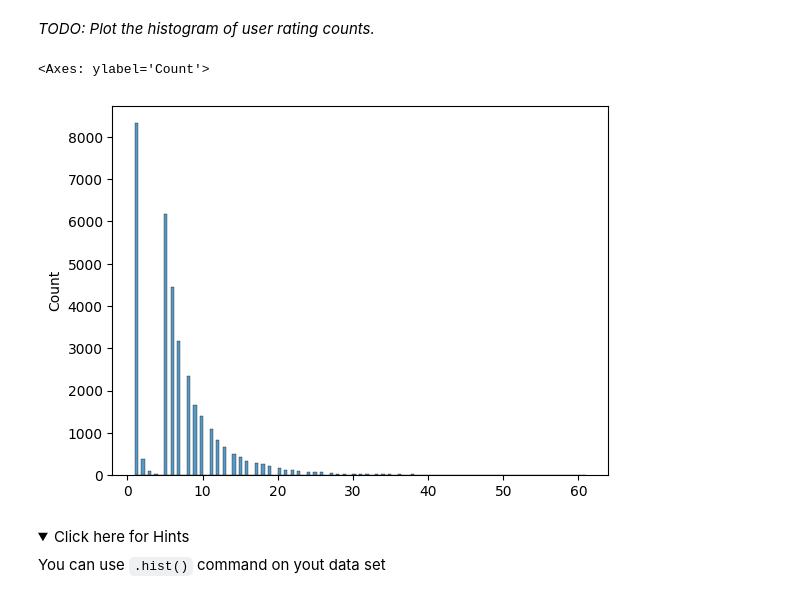
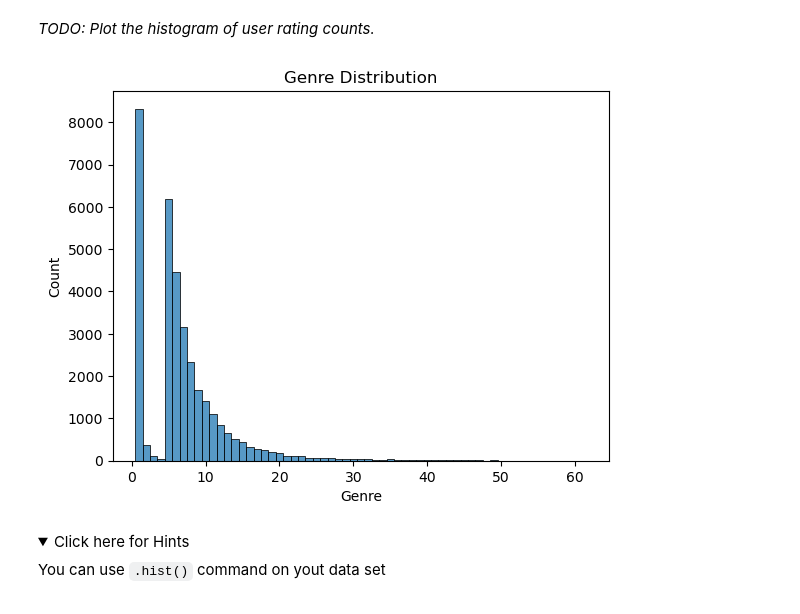
Before and after one commit to sakha1370/Machine_Learning_Coursera, a Jupyter notebook: 6. Machine Learning Capstone/Module 1, Machine Learning Capstone Overview/lab_jupyter_eda.ipynb, the cells around one changed output. Drawn from its saved outputs; the diff is of its cells as text; code cells hidden in the pictures; folded sections open.

```diff
--- a/6. Machine Learning Capstone/Module 1, Machine Learning Capstone Overview/lab_jupyter_eda.ipynb
+++ b/6. Machine Learning Capstone/Module 1, Machine Learning Capstone Overview/lab_jupyter_eda.ipynb
@@ -411,10 +397,12 @@ We can also get a histogram showing the enrollment distributions, e.g., how many
 _TODO: Plot the histogram of user rating counts._
 # %%
 # WRITE YOUR CODE HERE
-sns.histplot(counter_rate)
+sns.histplot(counter_rate,discrete=True)
+plt.xlabel("Genre")
+plt.title("Genre Distribution")
+plt.show()
 # %% [output]
-<Axes: ylabel='Count'>
-[figure, old version]
+[figure, new version]
 # %% [markdown]
 <details>
     <summary>Click here for Hints</summary>
```
Also changed, not shown: parts of 6 cells of this notebook, 13 other files.
